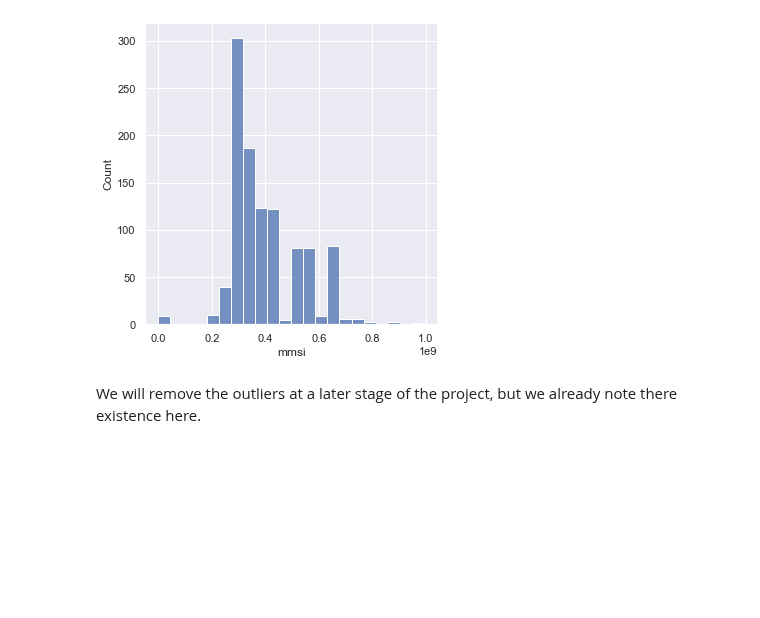
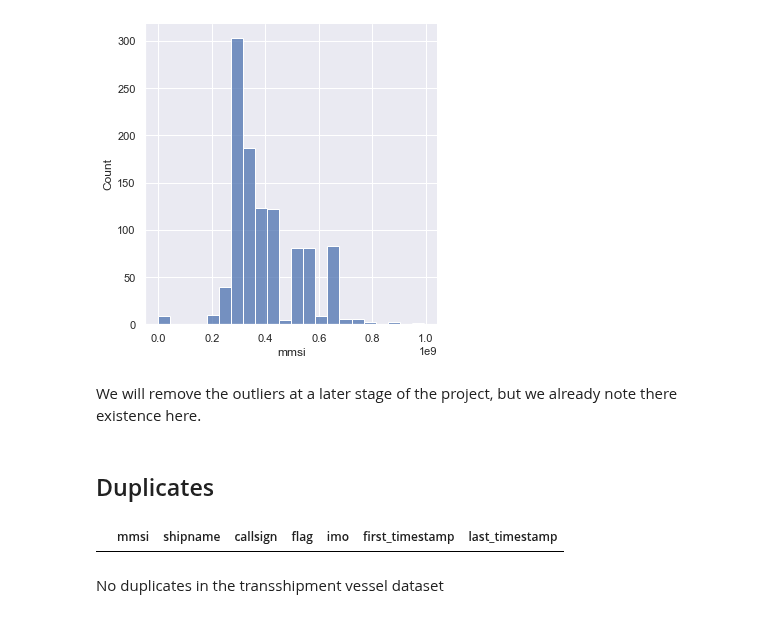
Before and after one commit to neuhart/Doing_DataScience_SS22, a Jupyter notebook: EDA.ipynb, the cells around one changed output. Drawn from its saved outputs; the diff is of its cells as text; code cells hidden in the pictures; blank space fills up the shorter version.

```diff
--- a/EDA.ipynb
+++ b/EDA.ipynb
@@ -4,11 +4,11 @@ import seaborn as sns
 # %%
 filepath_enc = 'data/encounter-events.csv'
 filepath_loit = 'data/loitering-events.csv'
-filepath_tran = 'data/transshipment-vessels.csv'
+filepath_ves = 'data/transshipment-vessels.csv'
 # %%
 df_enc = pd.read_csv(filepath_enc)
 df_loit = pd.read_csv(filepath_loit)
-df_tran = pd.read_csv(filepath_tran)
+df_ves = pd.read_csv(filepath_ves)
 # %% [markdown]
 # encounter-events
 # %%
@@ -198,3 +245,11 @@ sns.displot(x=df_tran.mmsi)
 [figure]
 # %% [markdown]
 We will remove the outliers at a later stage of the project, but we already note there existence here.
+# %% [markdown]
+## Duplicates
+# %%
+df_ves.loc[df_ves.duplicated(keep=False)]
+# %% [output]
+|  | mmsi | shipname | callsign | flag | imo | first_timestamp | last_timestamp |
+# %% [markdown]
+No duplicates in the transshipment vessel dataset
```
Also changed, not shown: parts of 21 cells of this notebook.
